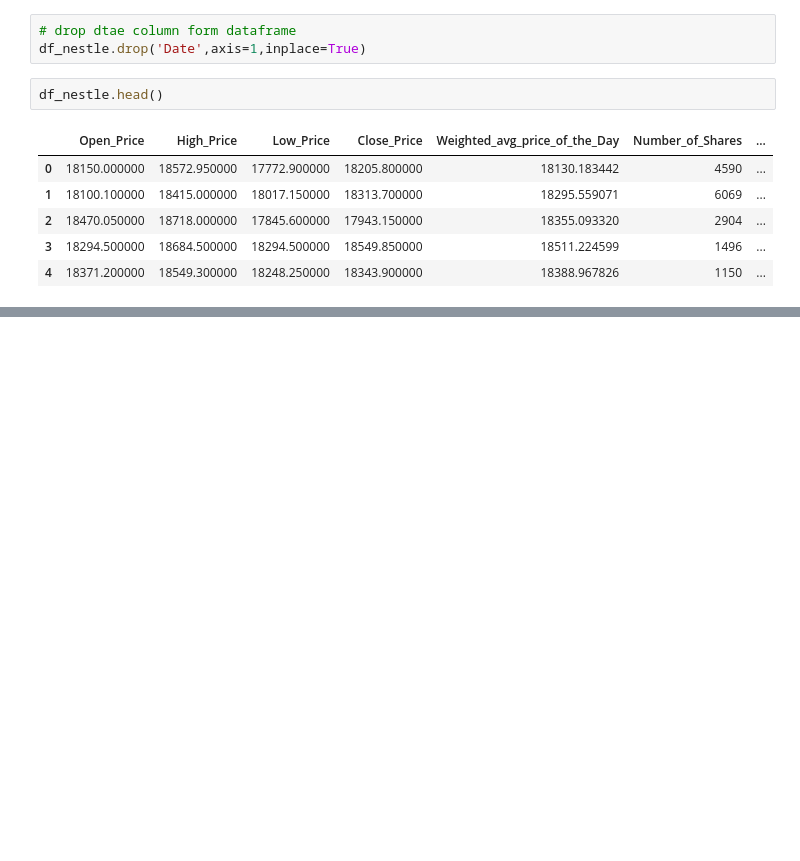
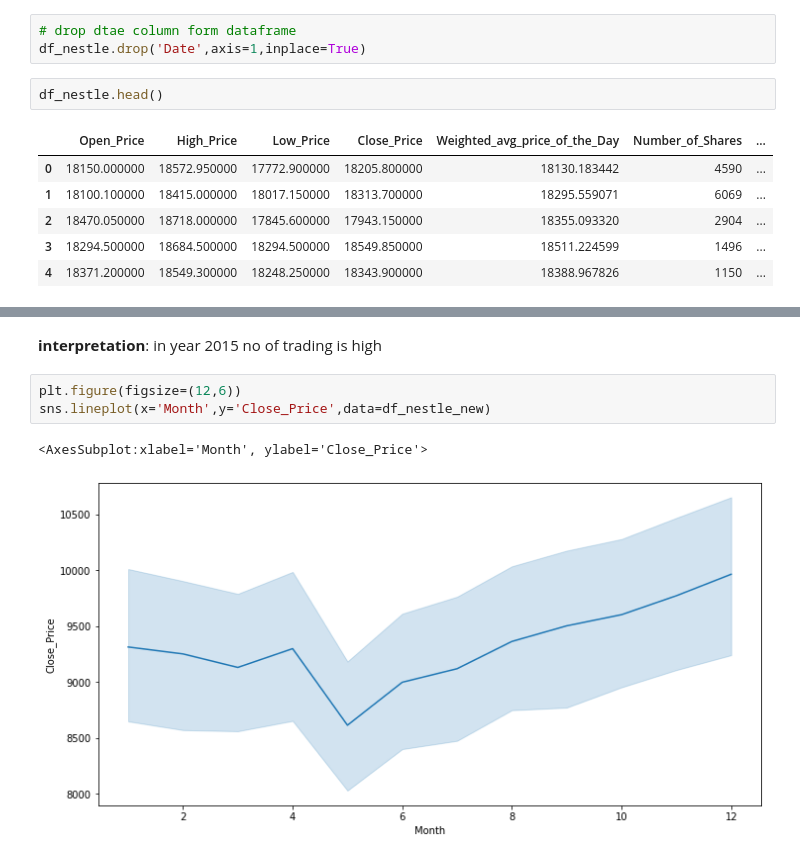
Before and after one commit to Dhokaikomal/Nestle_Stock_Price_Prediction_Project1, a Jupyter notebook: Nestle_Stock_Price_Prediction_Komal.ipynb, the cells around one changed output, grey strips where cells are left out. Drawn from its saved outputs; the diff is of its cells as text; blank space fills up the shorter version.

```diff
--- a/Nestle_Stock_Price_Prediction_Komal.ipynb
+++ b/Nestle_Stock_Price_Prediction_Komal.ipynb
@@ -341,0 +350,8 @@ sns.lineplot(x='Open_Price',y='Close_Price',hue='Year',data=df_nestle)
+# %% [markdown]
+**interpretation**: in year 2015 no of trading is high
+# %%
+plt.figure(figsize=(12,6))
+sns.lineplot(x='Month',y='Close_Price',data=df_nestle_new)
+# %% [output]
+<AxesSubplot:xlabel='Month', ylabel='Close_Price'>
+[figure, added]
```
Also changed, not shown: parts of 12 cells of this notebook.
